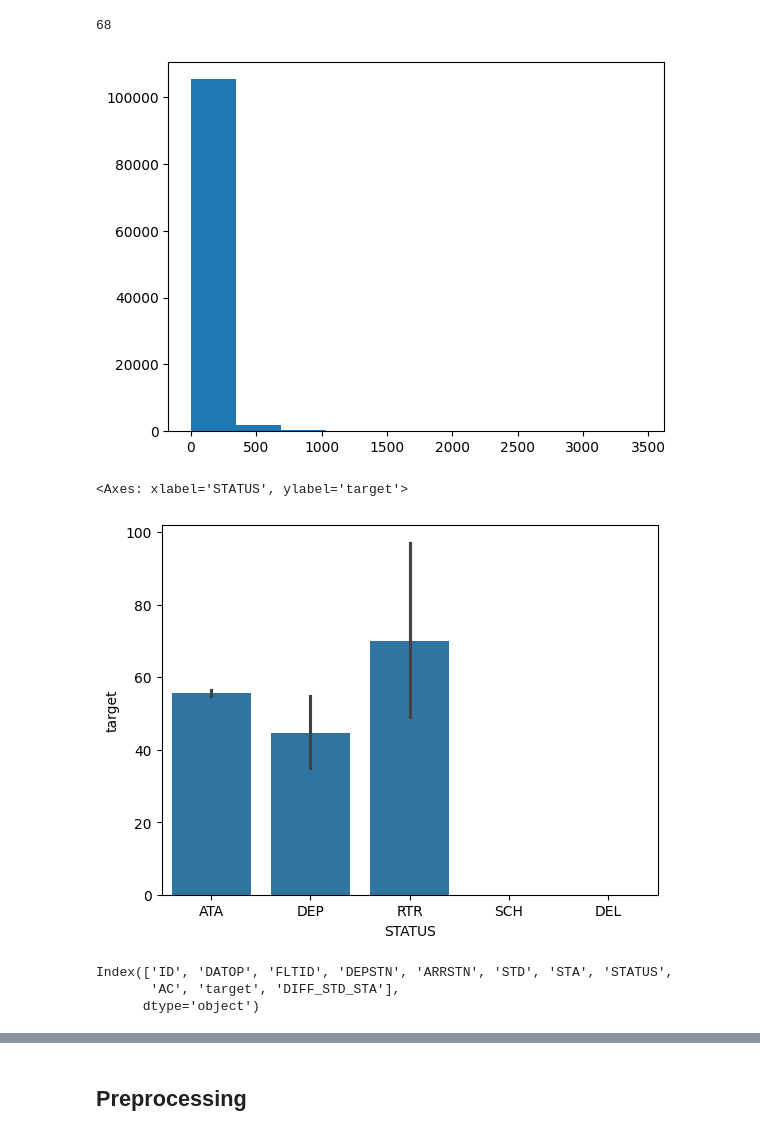
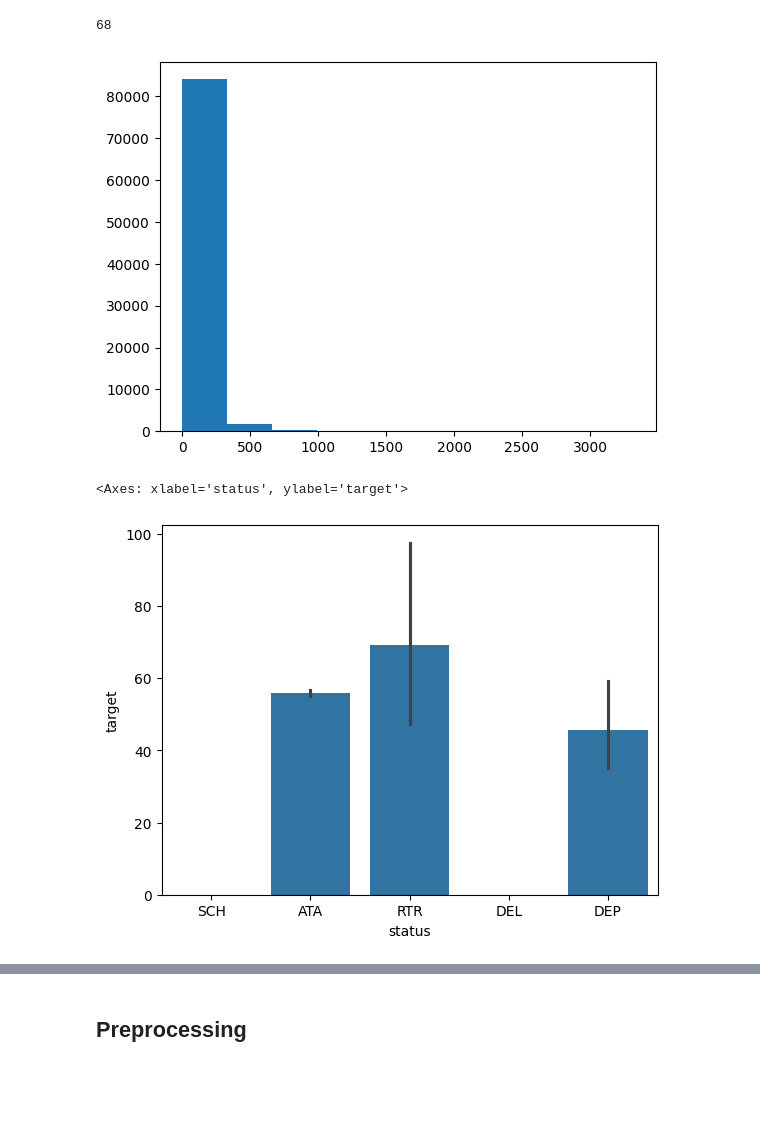
Before and after one commit to AyaElsawyElghaysh/ML_END_PROJECT, a Jupyter notebook: notebooks/EDA.ipynb, the cells around one changed output, grey strips where cells are left out. Cells and saved outputs as stored; diff of their text form; code cells hidden in the pictures; blank space fills up the shorter version.

```diff
--- a/notebooks/EDA.ipynb
+++ b/notebooks/EDA.ipynb
@@ -38,10 +41,9 @@ import category_encoders as ce
 import seaborn as sns
 # %%
 
-with open ("E:\Etisalat\Projects\ML\data_paths.yaml",'r') as file:
-    data=yaml.safe_load(file)
+# with open ("E:\Etisalat\Projects\ML\artifact\train.csv",'r') as file:
+#     data=yaml.safe_load(file)
 
 
-df=data['train_path']
-
-df=pd.read_csv(df)
+# df=data['train_path']
+df=pd.read_csv(r"E:\Etisalat\Projects\ML\artifact\train.csv")
@@ -130 +130,9 @@ target       968
 dtype: int64
+# %%
+#rename column
+renamed_col={}
+for c in df.columns:
+    renamed_col[c]=c.lower()
+
+
+renamed_col
@@ -130,0 +150,2 @@ dtype: int64
+# %%
+df.rename(columns=renamed_col,inplace=True)
@@ -131,12 +167,17 @@ dtype: int64
 # %%
 #first replace the . with :
-df['STD']=df['STD'].apply(lambda x : x.replace('.',':'))
-df['STA']=df['STA'].apply(lambda x : x.replace('.',':'))
-# Then convert the object to date type
-dates_flight=['DATOP','STD','STA']
+df['std']=df['std'].apply(lambda x : x.replace('.',':'))
+df['sta']=df['sta'].apply(lambda x : x.replace('.',':'))
+
+dates_flight=['datop','std','sta']
 for i in dates_flight :
     df[i] =pd.to_datetime(df[i])
 
 
-#create a column with the differnce between the STD AND STA in MINs
-df['DIFF_STD_STA']=(df['STA']-df['STD'] ).dt.total_seconds() /60
+df['year_std']=df['std'].dt.year
+df['month_std']=df['std'].dt.month
+df['day_std']=df['std'].dt.day
+
+df['year_sta']=df['sta'].dt.year
+df['month_sta']=df['sta'].dt.month
+df['day_sta']=df['sta'].dt.day
@@ -193,15 +281,9 @@ len(df['AC'].unique())
 plt.hist(x=df['target'])
 plt.show()
 # %% [output]
-[figure, old version]
+[figure, new version]
 # %%
-sns.barplot(df,x='STATUS',y='target')
+sns.barplot(df,x='status',y='target')
 # %% [output]
-<Axes: xlabel='STATUS', ylabel='target'>
+<Axes: xlabel='status', ylabel='target'>
-[figure, old version]
+[figure, new version]
-# %%
-df.columns
-# %% [output]
-Index(['ID', 'DATOP', 'FLTID', 'DEPSTN', 'ARRSTN', 'STD', 'STA', 'STATUS',
-       'AC', 'target', 'DIFF_STD_STA'],
-      dtype='object')
```
Also changed, not shown: parts of 35 cells of this notebook, 1 other file.
